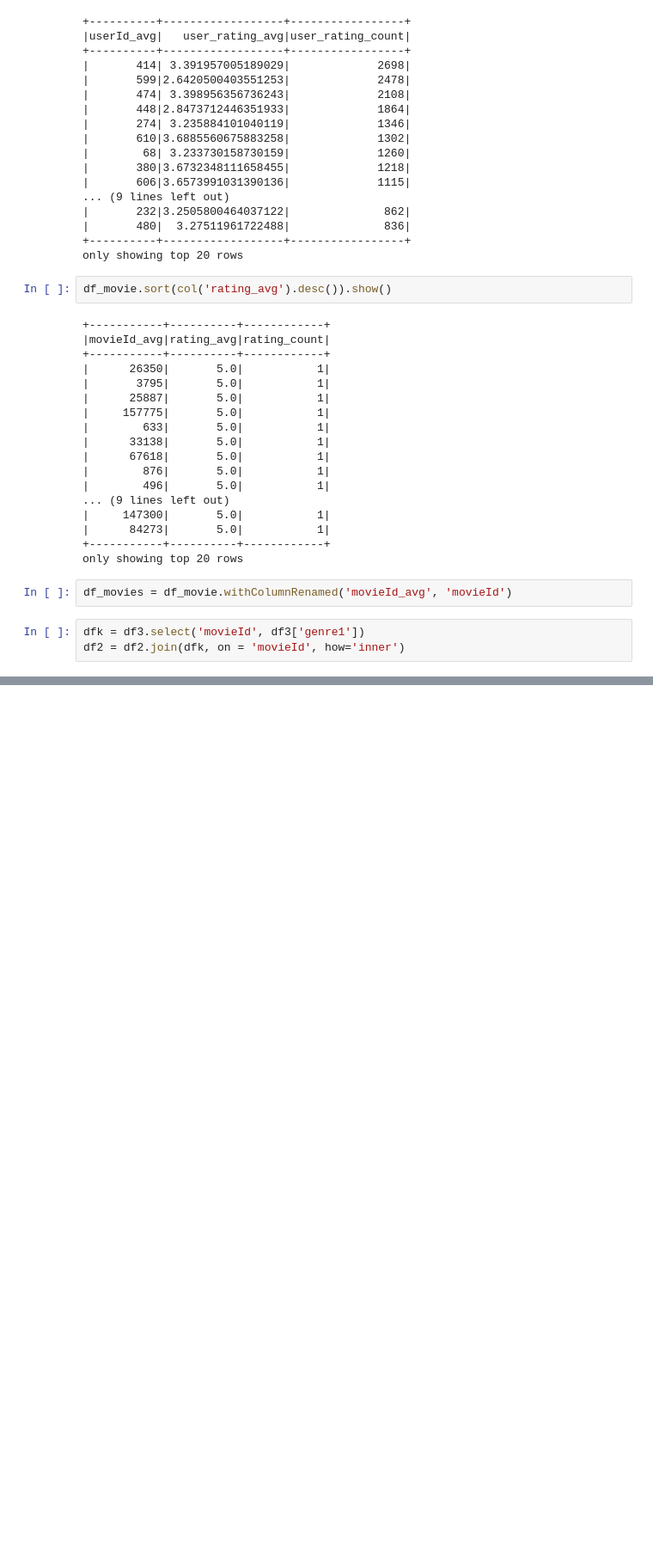
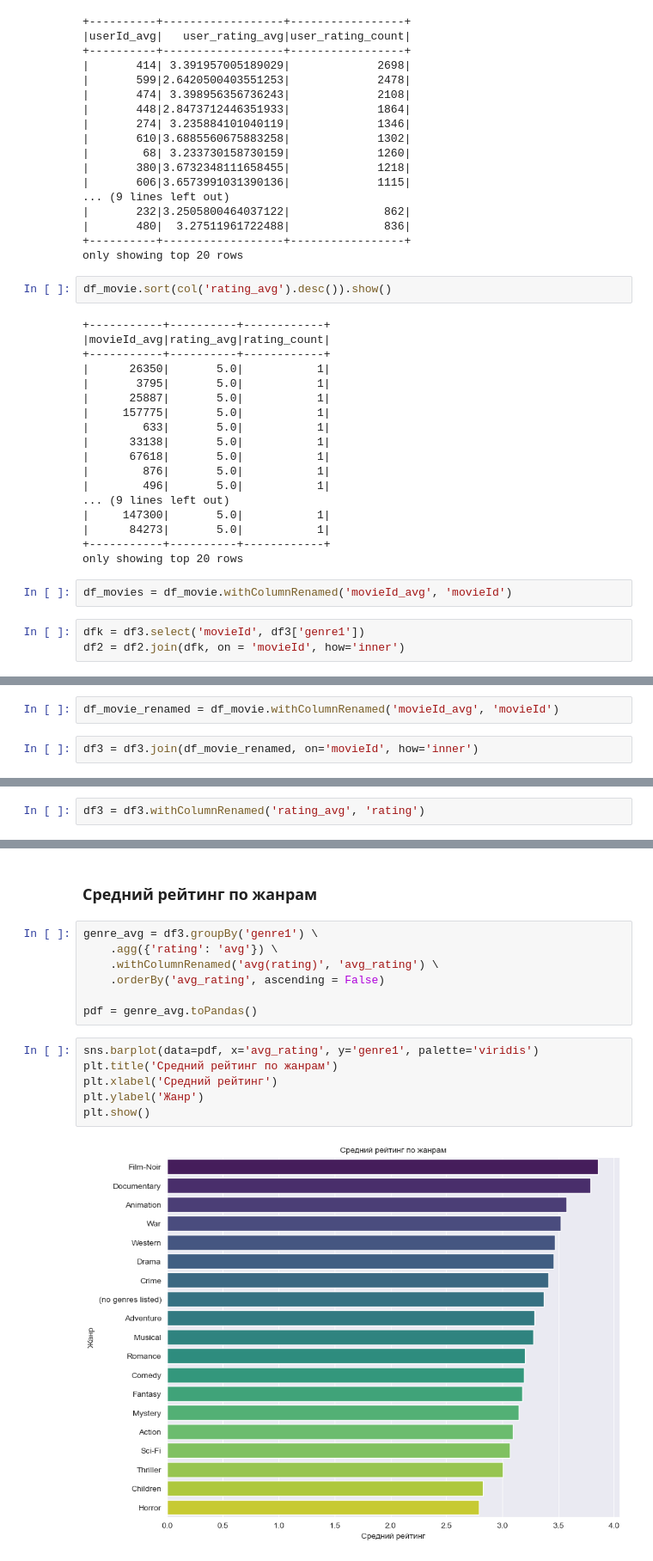
Before and after one commit to golubnichiy/bigdata_0325, a Jupyter notebook: source_19.ipynb, the cells around one changed output, grey strips where cells are left out. Shown at 86% size. Cells and saved outputs as stored; diff of their text form; blank space fills up the shorter version.

```diff
--- a/source_19.ipynb
+++ b/source_19.ipynb
@@ -405,0 +395,4 @@ org.apache.spark.SparkException: Exception thrown in awaitResult:
+# %%
+df_movie_renamed = df_movie.withColumnRenamed('movieId_avg', 'movieId')
+# %%
+df3 = df3.join(df_movie_renamed, on='movieId', how='inner')
@@ -405,0 +410,2 @@ org.apache.spark.SparkException: Exception thrown in awaitResult:
+# %%
+df3 = df3.withColumnRenamed('rating_avg', 'rating')
@@ -405,0 +488,17 @@ org.apache.spark.SparkException: Exception thrown in awaitResult:
+# %% [markdown]
+### Средний рейтинг по жанрам
+# %%
+genre_avg = df3.groupBy('genre1') \
+    .agg({'rating': 'avg'}) \
+    .withColumnRenamed('avg(rating)', 'avg_rating') \
+    .orderBy('avg_rating', ascending = False)
+
+pdf = genre_avg.toPandas()
+# %%
+sns.barplot(data=pdf, x='avg_rating', y='genre1', palette='viridis')
+plt.title('Средний рейтинг по жанрам')
+plt.xlabel('Средний рейтинг')
+plt.ylabel('Жанр')
+plt.show()
+# %% [output]
+[figure, added]
```
Also changed, not shown: parts of 12 cells of this notebook, 3 other files.
